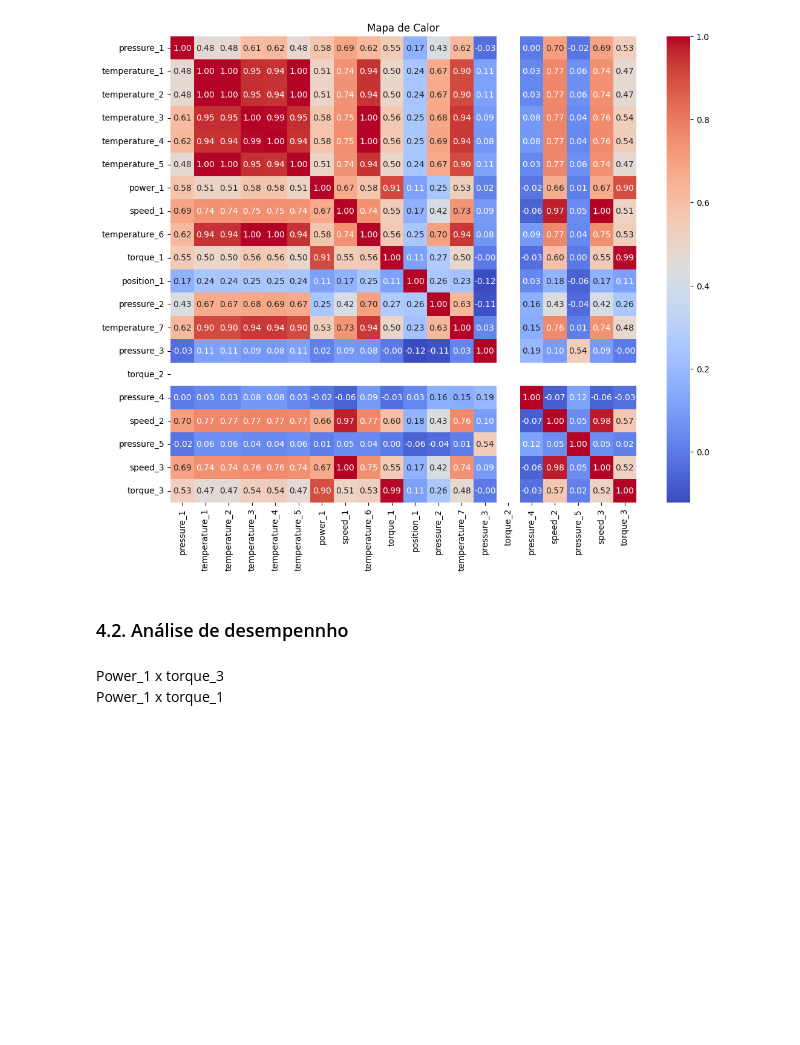
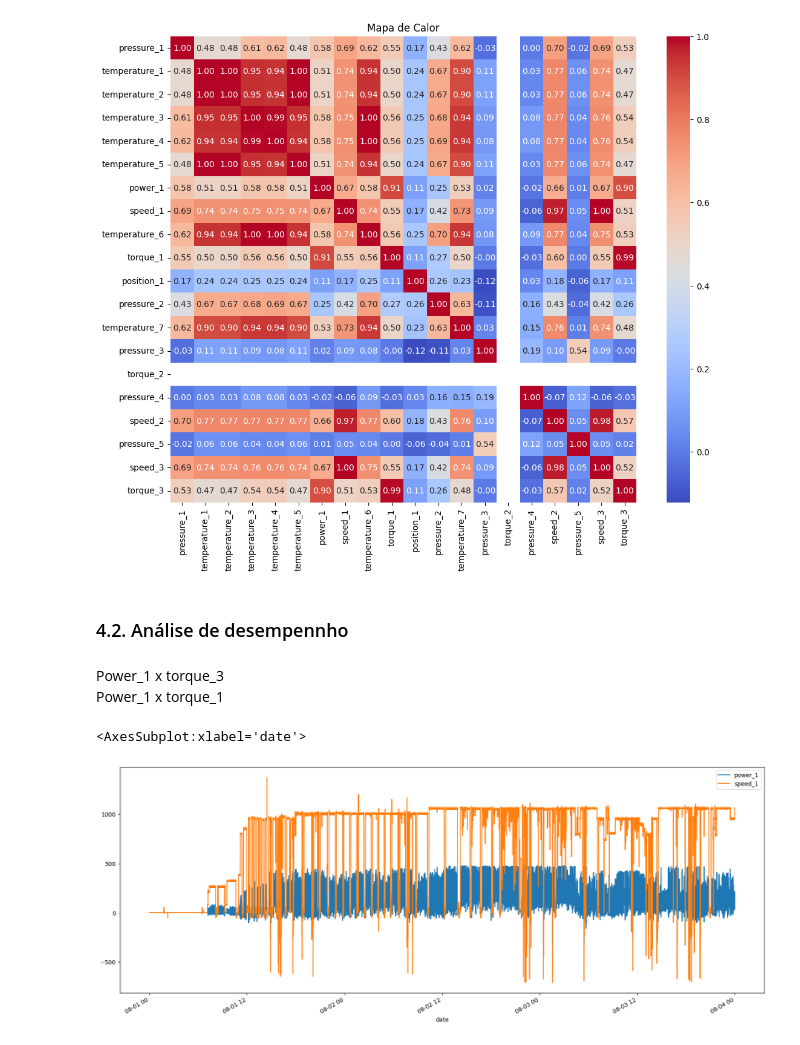
Before and after one commit to CesarSotnas/Analise_Tecnica_RIO_Analytics, a Jupyter notebook: analise_exploratoria.ipynb, the cells around one changed output. Saved outputs shown, nothing was run; the diff lists cells and outputs as text; code cells hidden in the pictures; blank space fills up the shorter version.

```diff
--- a/analise_exploratoria.ipynb
+++ b/analise_exploratoria.ipynb
@@ -50,6 +50,10 @@ df.sample(5)
 # Renomeando coluna "Unamed para date"
 
 df.rename(columns = {'Unnamed: 0': 'date'}, inplace = True)
+# %%
+df['date'] = pd.to_datetime(df['date'])
+# %%
+df.set_index('date', inplace = True)
 # %%
 df.sample(5)
 # %% [output]
@@ -210,3 +219,10 @@ Text(0.5, 1.0, 'Mapa de Calor')
 # %% [markdown]
 Power_1 x torque_3 <br>
 Power_1 x torque_1
+# %%
+df[['power_1', 'speed_1']].plot(figsize = (20, 8))
+
+# plt.gca().xaxis.set_major_formatter(plt.matplotlib.dates.DateFormatter('%d-%m-%Y %H:%M'))
+# %% [output]
+<AxesSubplot:xlabel='date'>
+[figure, added]
```
Also changed, not shown: parts of 6 cells of this notebook.
